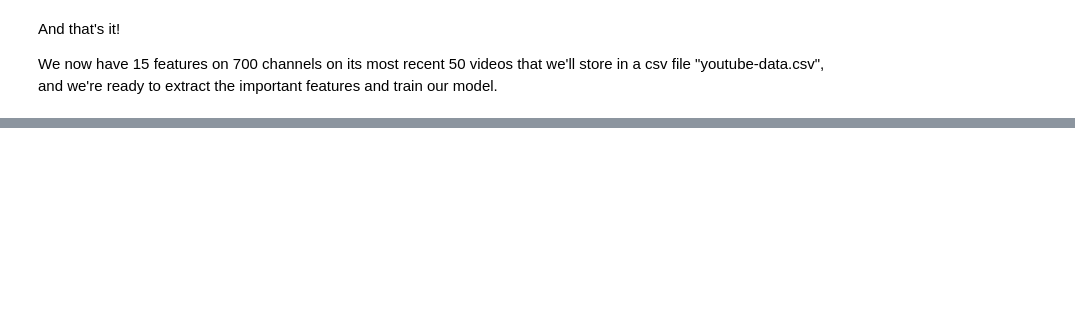
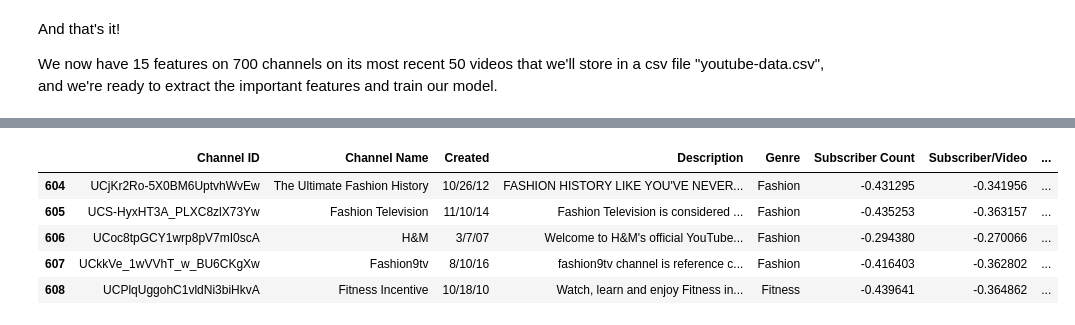
Before and after one commit to amyshan15/pdsfinal, a Jupyter notebook: youtube.ipynb, the cells around one changed output, grey strips where cells are left out. Cells and saved outputs as stored; diff of their text form; code cells hidden in the pictures; blank space fills up the shorter version.

```diff
--- a/youtube.ipynb
+++ b/youtube.ipynb
@@ -432,0 +355,28 @@ k means stuff
+# %%
+orig_data = pd.read_csv('youtube-data.csv')
+
+dataset = orig_data.drop(['Unnamed: 0'], axis=1)
+dataset = dataset.replace([np.inf, -np.inf], np.nan)
+dataset = dataset.dropna(axis=0, how="any")
+dataset = dataset.reset_index(drop=True)
+
+def standardize_features(X):
+    return (X - np.mean(X)) / np.std(X)
+
+def normalize_data(data):
+    result = data.copy(deep=True)
+    for column in data.columns:
+        if data[column].dtype == object:
+            continue
+        result[column] = standardize_features(data[column])
+    return result
+
+norm_dataset = normalize_data(dataset)
+norm_dataset.tail()
+# %% [output]
+|  | Channel ID | Channel Name | Created | Description | Genre | Subscriber Count | Subscriber/Video | ... |
+| 604 | UCjKr2Ro-5X0BM6UptvhWvEw | The Ultimate Fashion History | 10/26/12 | FASHION HISTORY LIKE YOU'VE NEVER... | Fashion | -0.431295 | -0.341956 | ... |
+| 605 | UCS-HyxHT3A_PLXC8zlX73Yw | Fashion Television | 11/10/14 | Fashion Television is considered ... | Fashion | -0.435253 | -0.363157 | ... |
+| 606 | UCoc8tpGCY1wrp8pV7mI0scA | H&M | 3/7/07 | Welcome to H&M's official YouTube... | Fashion | -0.294380 | -0.270066 | ... |
+| 607 | UCkkVe_1wVVhT_w_BU6CKgXw | Fashion9tv | 8/10/16 | fashion9tv channel is reference c... | Fashion | -0.416403 | -0.362802 | ... |
+| 608 | UCPlqUggohC1vldNi3biHkvA | Fitness Incentive | 10/18/10 | Watch, learn and enjoy Fitness in... | Fitness | -0.439641 | -0.364862 | ... |
```
Also changed, not shown: parts of 17 cells of this notebook, 1 other file.
